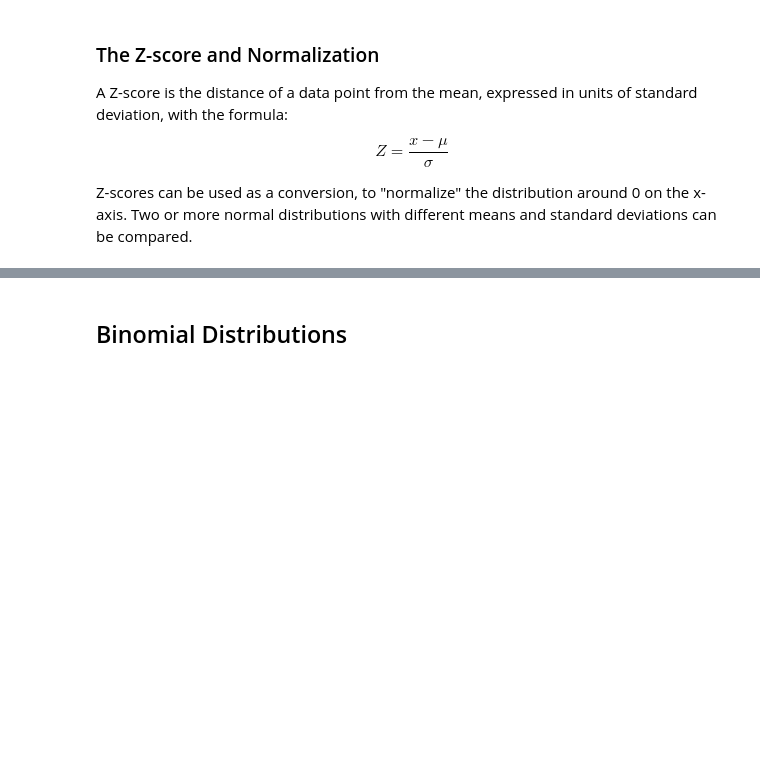
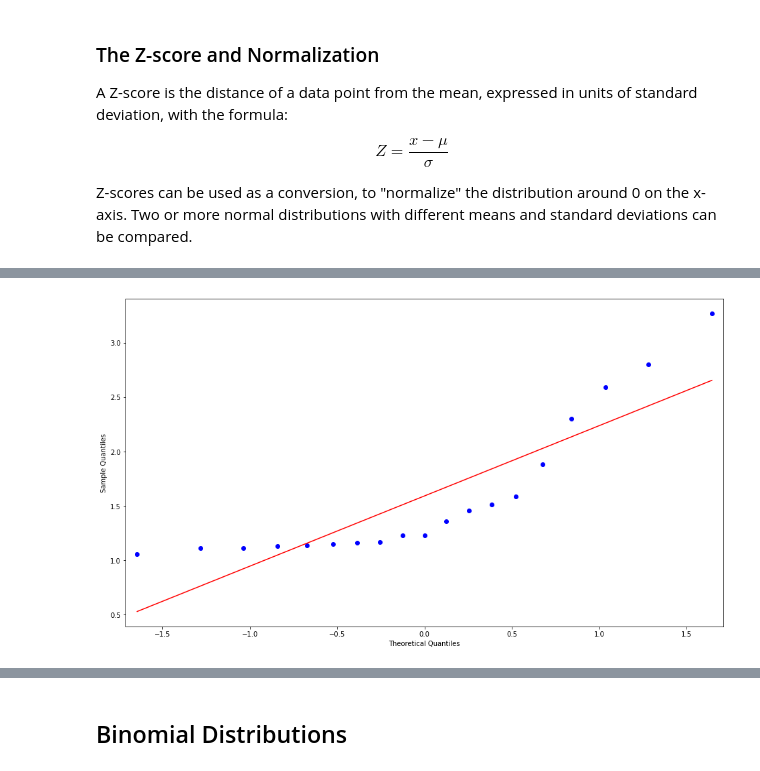
Before and after one commit to jonathanhild/notebooks, a Jupyter notebook: stats_distributions.ipynb, the cells around one changed output, grey strips where cells are left out. Drawn from its saved outputs; the diff is of its cells as text; code cells hidden in the pictures; blank space fills up the shorter version.

```diff
--- a/stats_distributions.ipynb
+++ b/stats_distributions.ipynb
@@ -45,0 +72,6 @@ Z-scores can be used as a conversion, to "normalize" the distribution around 0 o
+# %%
+fig, ax = plt.subplots(figsize=(16,9))
+fig = sm.qqplot(gas_prices['USA'], line='s', ax=ax)
+plt.show()
+# %% [output]
+[figure, added]
```
Also changed, not shown: parts of 17 cells of this notebook.
